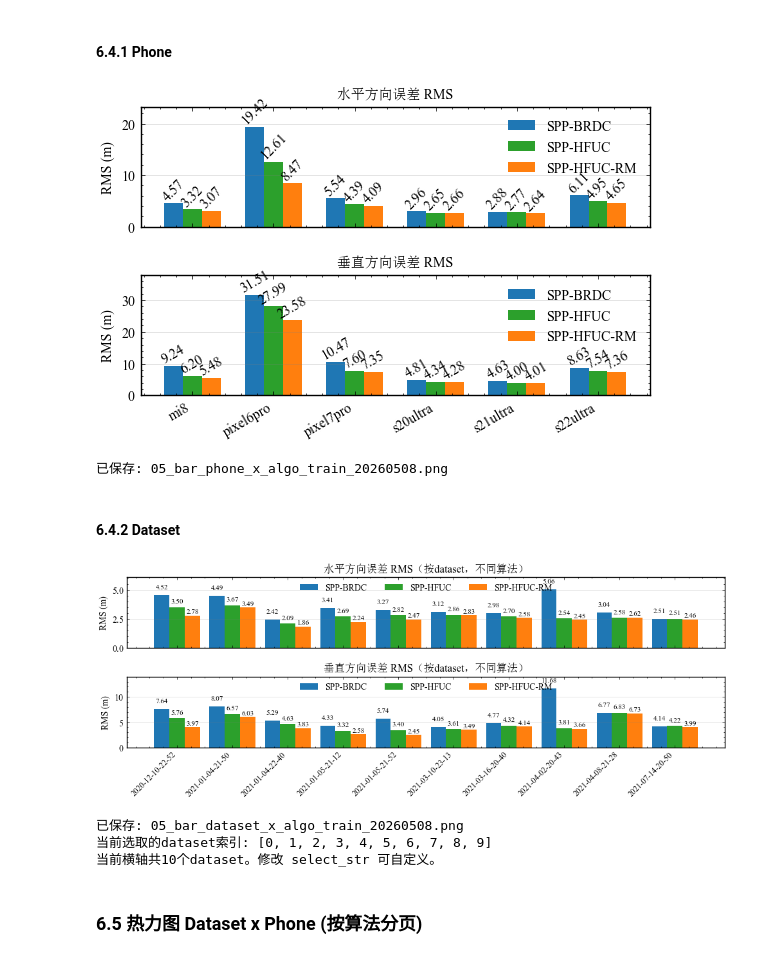
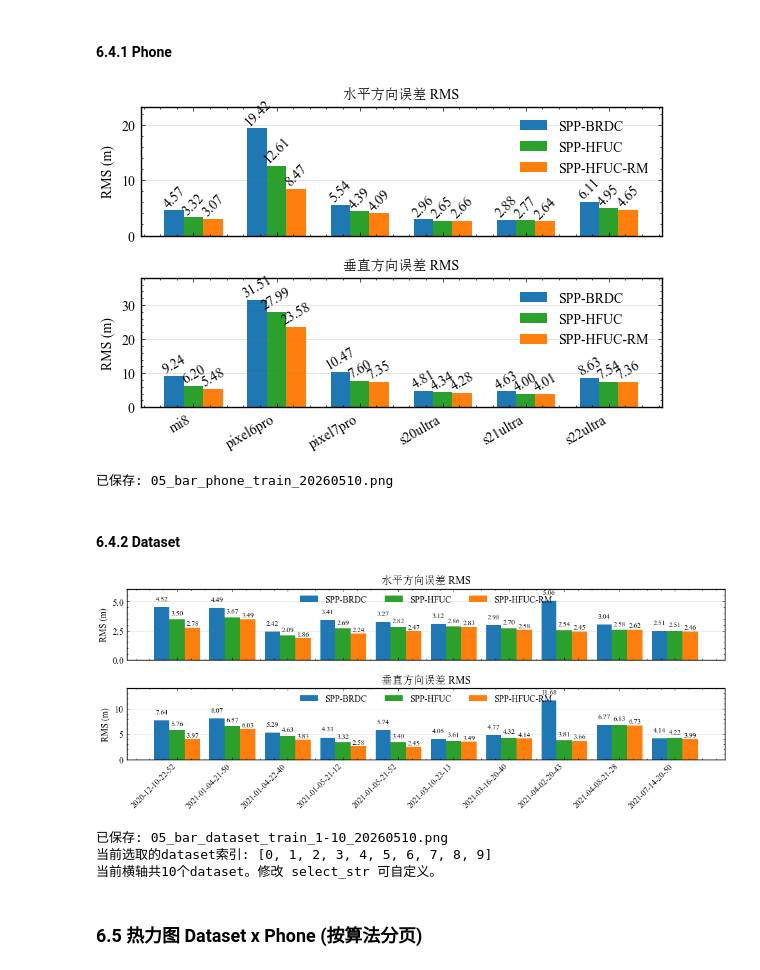
Before and after one commit to ColourDyeing/Hybrid-frequency-spp, a Jupyter notebook: Testing-Data/python/05_Scientific_Drawing.ipynb, the cells around one changed output. Saved outputs shown, nothing was run; the diff lists cells and outputs as text; code cells hidden in the pictures.

```diff
--- a/Testing-Data/python/05_Scientific_Drawing.ipynb
+++ b/Testing-Data/python/05_Scientific_Drawing.ipynb
@@ -573,7 +573,7 @@ pixel7pro SPP-HFUC-RM  17772   4.09   7.35    3.09    5.65      2.55      5.04
 ### 5.3 Dataset x Phone x Algorithm
 # %%
 # 按数据文件为单位统计（加入 Algorithm 维度）
-print(f'按数据文件统计分析...（各算法）')
+print(f'按数据文件统计分析...（各算法，仅H和U方向）')
 print('='*80)
 
 file_stats = []
@@ -584,14 +584,27 @@ for trip_id in df_merged['tripId'].unique():
     for algo in sorted(df_file['algo'].unique()):
         algo_df = df_file[df_file['algo'] == algo]
         stats = calculate_statistics(algo_df)
-        stats['tripId'] = trip_id; stats['phone'] = phone; stats['dataset'] = dataset; stats['algo'] = algo
+        stats['tripId'] = trip_id
+        stats['phone'] = phone
+        stats['dataset'] = dataset
+        stats['algo'] = algo
         file_stats.append(stats)
 
 df_file_stats = pd.DataFrame(file_stats)
-cols = ['tripId', 'dataset', 'phone', 'algo', 'Count', 'RMS_H', 'RMS_U', 'RMS_3D', 'P68_H', 'P68_U', 'P68_3D',
-        'P95_H', 'P95_U', 'P95_3D', 'RMS.68_H', 'RMS.68_U', 'RMS.68_3D', 'RMS.95_H', 'RMS.95_U', 'RMS.95_3D',
-        'Within_1m_H', 'Within_1m_U', 'Within_1m_3D', 'Within_1.5m_H', 'Within_1.5m_U', 'Within_1.5m_3D',
-        'Within_3m_H', 'Within_3m_U', 'Within_3m_3D']
+# 仅统计 H 和 U 方向的参数，参照 cell 22 的 cols
+cols = [
+    'tripId', 'dataset', 'phone', 'algo', 'Count',
+    'RMS_H', 'RMS_U',
+    'Mean_H', 'Mean_U',
+    'Median_H', 'Median_U',
+    'Std_H', 'Std_U',
+    'P68_H', 'P68_U',
+    'P95_H', 'P95_U',
+    'RMS.68_H', 'RMS.68_U',
+    'RMS.95_H', 'RMS.95_U',
+    'Within_1m_H', 'Within_1m_U',
+    'Within_3m_H', 'Within_3m_U',
+]
 df_file_stats = df_file_stats[[c for c in cols if c in df_file_stats.columns]]
 print(df_file_stats.to_string(index=False))
 file_stats_csv = f'statistics_{DATA_SET}_{today_str}.csv'
@@ -891,7 +904,7 @@ for phone in phones:
 
     plt.tight_layout()
     algo_str = '_'.join([a[0] for a in SOL_ALGOS])
-    fname = f"03_hist_{phone}_{DATA_SET}_{algo_str}_{today_str}.png"
+    fname = f"03_hist_{DATA_SET}_{phone}_{algo_str}_{today_str}.png"
     plt.savefig(join(DRAW_DIR, fname), dpi=300, bbox_inches='tight')
     plt.show()
     print(f'已保存: {fname}')
@@ -1068,18 +1081,18 @@ ymax = np.nanmax(rms_u_vals)*1.2 if np.nanmax(rms_u_vals) > 0 else 1
 axes[1].set_ylim(0, ymax)
 
 plt.tight_layout()
-plt.savefig(join(DRAW_DIR, f'05_bar_phone_x_algo_{DATA_SET}_{today_str}.png'), dpi=300, bbox_inches='tight')
+plt.savefig(join(DRAW_DIR, f'05_bar_phone_{DATA_SET}_{today_str}.png'), dpi=300, bbox_inches='tight')
 plt.show()
-print(f'已保存: 05_bar_phone_x_algo_{DATA_SET}_{today_str}.png')
+print(f'已保存: 05_bar_phone_{DATA_SET}_{today_str}.png')
 # %% [output]
-[figure, old version]
+[figure, new version]
-已保存: 05_bar_phone_x_algo_train_20260508.png
+已保存: 05_bar_phone_train_20260510.png
 # %% [markdown]
 #### 6.4.2 Dataset
 # %%
 # 手动设定选取哪些dataset（支持"1"、"1-10"、"2,5,7"等形式）
 # 例：select_str = "1-10" 只画前10个；select_str = "1,3,7,15-19"画第1,3,7,15,16,17,18,19个
-select_str = "1-10"  # <== 在这里手动调整区间或列表
+select_str = "11-20"  # <== 在这里手动调整区间或列表
 
 ordered_datasets = sorted(df_merged['dataset'].unique())
 
@@ -1163,7 +1176,7 @@ for i, algo in enumerate(algo_labels):
             )
 
 axes[0].set_ylabel('RMS (m)')
-axes[0].set_title('水平方向误差 RMS（按dataset，不同算法）')
+axes[0].set_title('水平方向误差 RMS')
 axes[0].set_xticks(x)
 axes[0].set_xticklabels(
     xtick_labels,
@@ -1197,38 +1210,44 @@ for i, algo in enumerate(algo_labels):
     )
     for j, (bar, val) in enumerate(zip(bars, rms_u_vals[i])):
         if not np.isnan(val) and n_datasets <= 20:
             ymax = np.nanmax(rms_u_vals)*1.2
             label_offset = label_offset_base * ymax + (n_algos-1-i)*0.03*ymax
             label_y = min(bar.get_height() + label_offset, ymax - 0.03*ymax)
             axes[1].text(
                 bar.get_x() + bar.get_width()/2, label_y,
                 f'{val:.2f}', ha='center', va='bottom', fontsize=8
             )
 
 axes[1].set_ylabel('RMS (m)')
-axes[1].set_title('垂直方向误差 RMS（按dataset，不同算法）')
+axes[1].set_title('垂直方向误差 RMS')
 axes[1].set_xticks(x)
 axes[1].set_xticklabels(
     xtick_labels,
     rotation=45 if n_datasets<=20 else 90,
     ha='right',
     fontsize=9 if n_datasets<=20 else 7
 )
 axes[1].grid(True, alpha=0.3, axis='y')
 axes[1].legend(
     framealpha=0.8, edgecolor='k',
     loc="upper center", bbox_to_anchor=(0.5, 0.98), ncol=n_algos, borderaxespad=0.1
 )
 ymax = np.nanmax(rms_u_vals)*1.2 if np.nanmax(rms_u_vals) > 0 else 1
 axes[1].set_ylim(0, ymax)
 
+# 图像输出名字增加首末索引信息（1-based）
+if sel_indices:
+    idx_range_str = f"{sel_indices[0]+1}-{sel_indices[-1]+1}" if len(sel_indices) > 1 else f"{sel_indices[0]+1}"
+else:
+    idx_range_str = "none"
+save_filename = f'05_bar_dataset_{DATA_SET}_{idx_range_str}_{today_str}.png'
 plt.tight_layout()
-plt.savefig(join(DRAW_DIR, f'05_bar_dataset_x_algo_{DATA_SET}_{today_str}.png'), dpi=300, bbox_inches='tight')
+plt.savefig(join(DRAW_DIR, save_filename), dpi=300, bbox_inches='tight')
 plt.show()
-print(f'已保存: 05_bar_dataset_x_algo_{DATA_SET}_{today_str}.png\n当前选取的dataset索引: {sel_indices}\n当前横轴共{n_datasets}个dataset。修改 select_str 可自定义。')
+print(f'已保存: {save_filename}\n当前选取的dataset索引: {sel_indices}\n当前横轴共{n_datasets}个dataset。修改 select_str 可自定义。')
 # %% [output]
-[figure, old version]
+[figure, new version]
-已保存: 05_bar_dataset_x_algo_train_20260508.png
+已保存: 05_bar_dataset_train_1-10_20260510.png
 当前选取的dataset索引: [0, 1, 2, 3, 4, 5, 6, 7, 8, 9]
 当前横轴共10个dataset。修改 select_str 可自定义。
 # %% [markdown]
```
Also changed, not shown: parts of 10 cells of this notebook, 2 other files.
